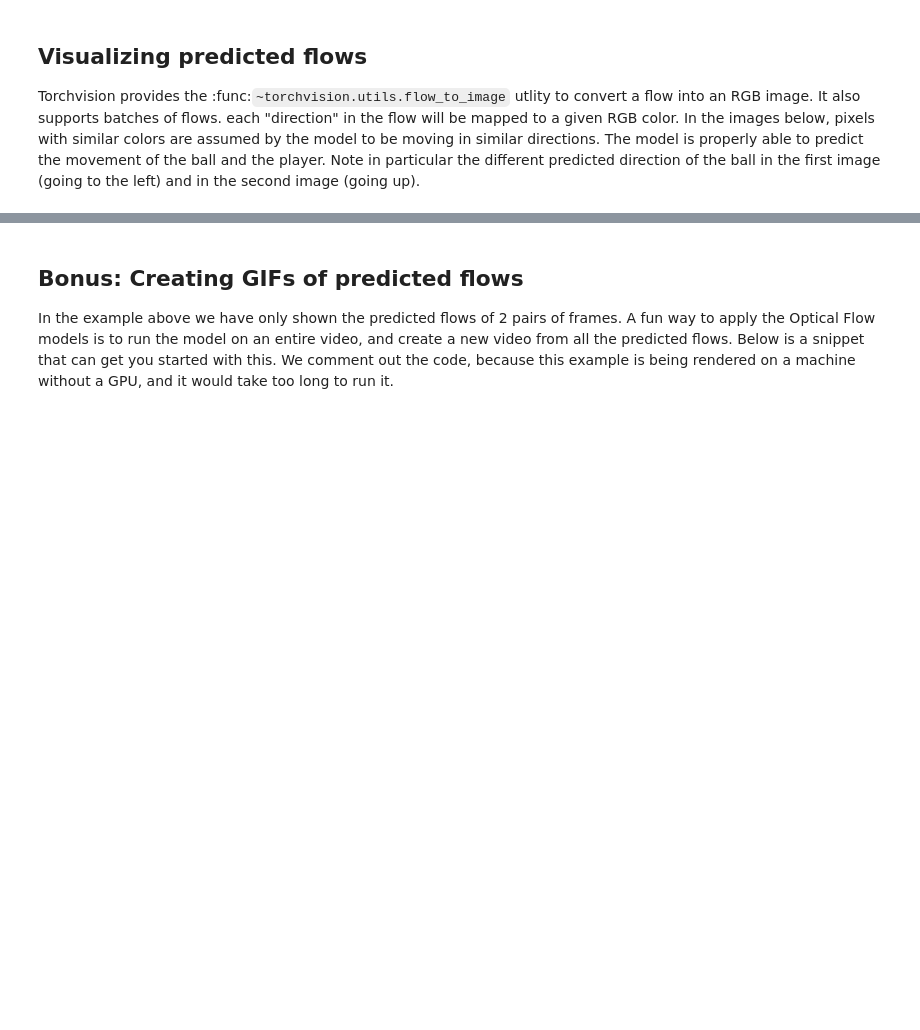
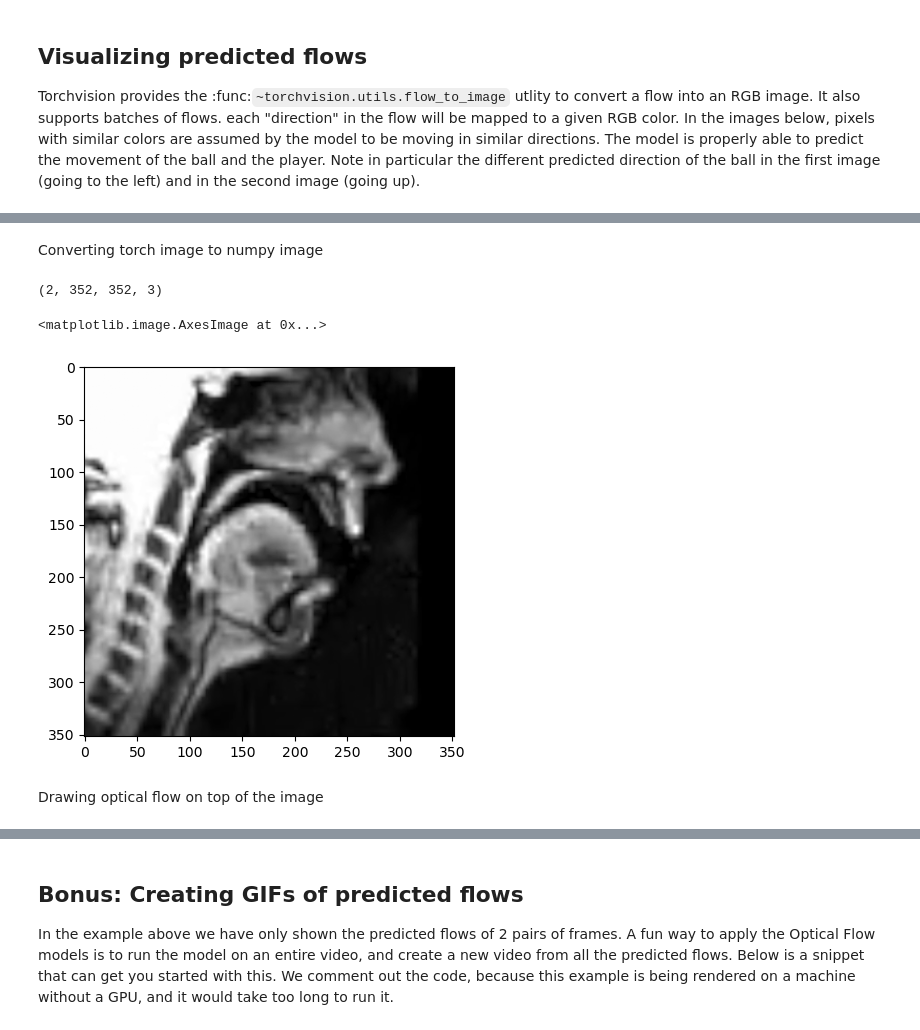
Before and after one commit to mishined/FYP, a Jupyter notebook: RAFT_optical_flow.ipynb, the cells around one changed output, grey strips where cells are left out. Drawn from its saved outputs; the diff is of its cells as text; code cells hidden in the pictures; blank space fills up the shorter version.

```diff
--- a/RAFT_optical_flow.ipynb
+++ b/RAFT_optical_flow.ipynb
@@ -214,0 +226,22 @@ torch.Size([2, 2, 352, 352])
+# %% [markdown]
+Converting torch image to numpy image
+# %%
+def convert_images(img_batch):
+    # print(img_batch.shape)
+    img2_batch = [(img2 + 1) / 2 for img2 in img_batch] # upsampling the image back to original
+    # print(len(img2_batch))
+    img2 = np.array([np.moveaxis(img2_batch[a].numpy()[:,:,:], 0, -1) for a in range(len(img2_batch))])
+    return img2
+
+images1 = convert_images(img1_batch) # all frames 1
+images2 = convert_images(img2_batch) # all frames 2
+
+# print(convert_torch(img1_batch))
+print(images1.shape)
+plt.imshow(images2[0])
+# %% [output]
+(2, 352, 352, 3)
+<matplotlib.image.AxesImage at 0x...>
+[figure, added]
+# %% [markdown]
+Drawing optical flow on top of the image
```
Also changed, not shown: parts of 19 cells of this notebook, 3 other files.
